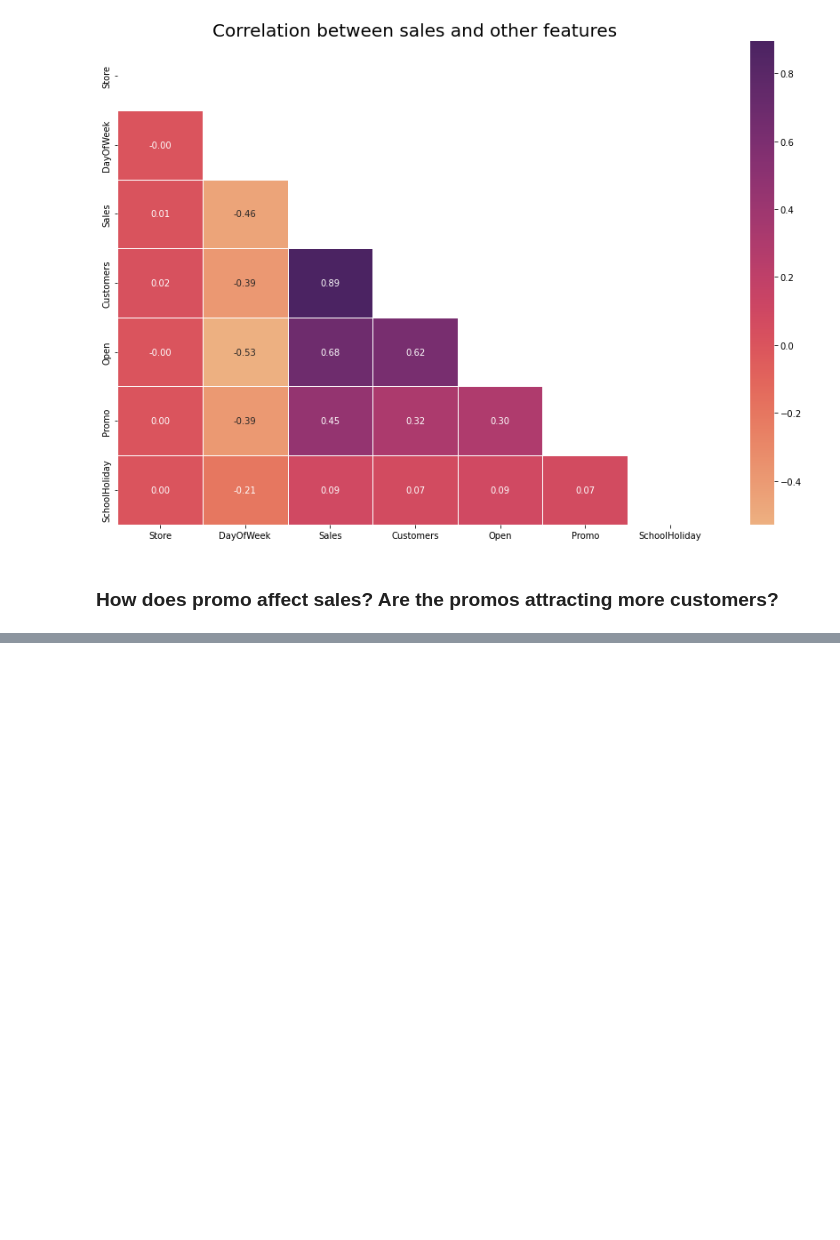
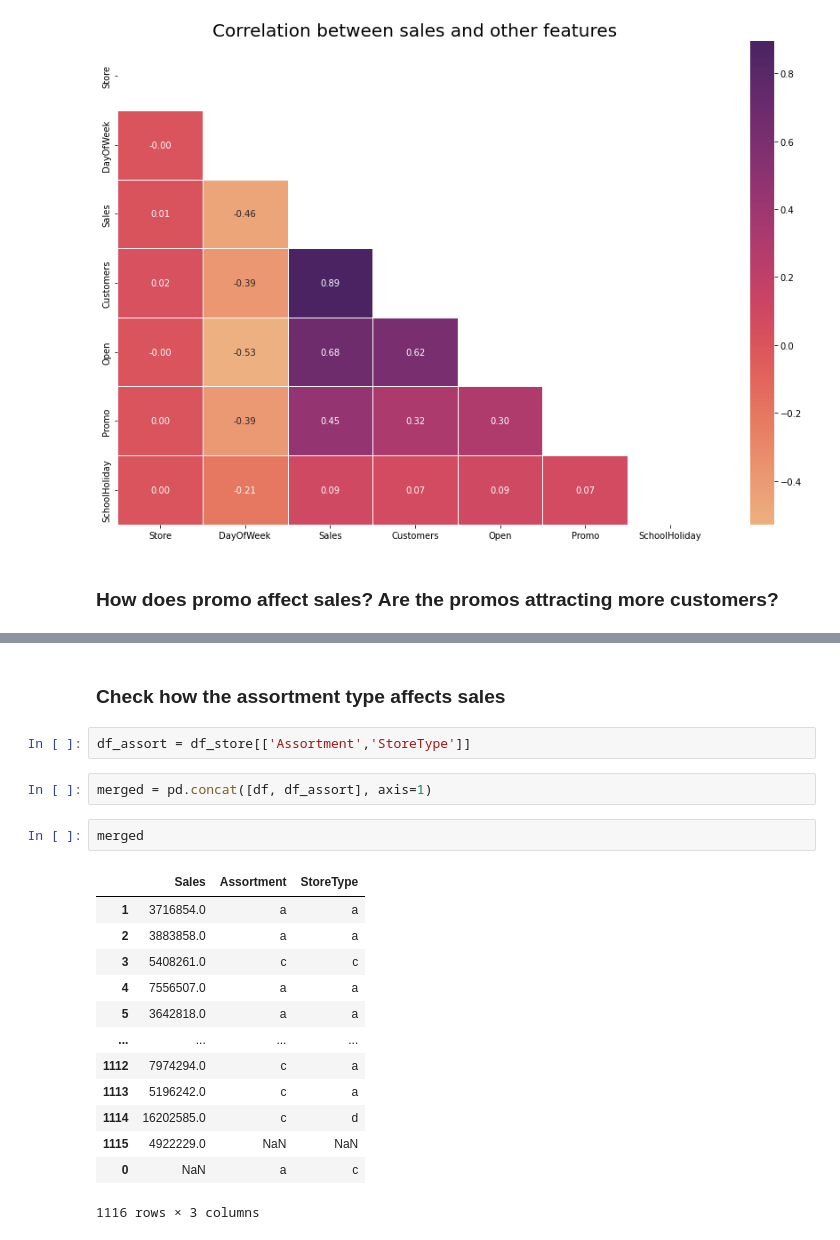
Before and after one commit to Haylemicheal/Pharmaceutical-Sales-Prediction, a Jupyter notebook: notebooks/EDA.ipynb, the cells around one changed output, grey strips where cells are left out. Drawn from its saved outputs; the diff is of its cells as text; blank space fills up the shorter version.

```diff
--- a/notebooks/EDA.ipynb
+++ b/notebooks/EDA.ipynb
@@ -250,0 +249,22 @@ pyplot.show()
+# %% [markdown]
+### Check how the assortment type affects sales
+# %%
+df_assort = df_store[['Assortment','StoreType']]
+# %%
+merged = pd.concat([df, df_assort], axis=1)
+# %%
+merged
+# %% [output]
+|  | Sales | Assortment | StoreType |
+| 1 | 3716854.0 | a | a |
+| 2 | 3883858.0 | a | a |
+| 3 | 5408261.0 | c | c |
+| 4 | 7556507.0 | a | a |
+| 5 | 3642818.0 | a | a |
+| ... | ... | ... | ... |
+| 1112 | 7974294.0 | c | a |
+| 1113 | 5196242.0 | c | a |
+| 1114 | 16202585.0 | c | d |
+| 1115 | 4922229.0 | NaN | NaN |
+| 0 | NaN | a | c |
+1116 rows × 3 columns
```
Also changed, not shown: parts of 48 cells of this notebook.
